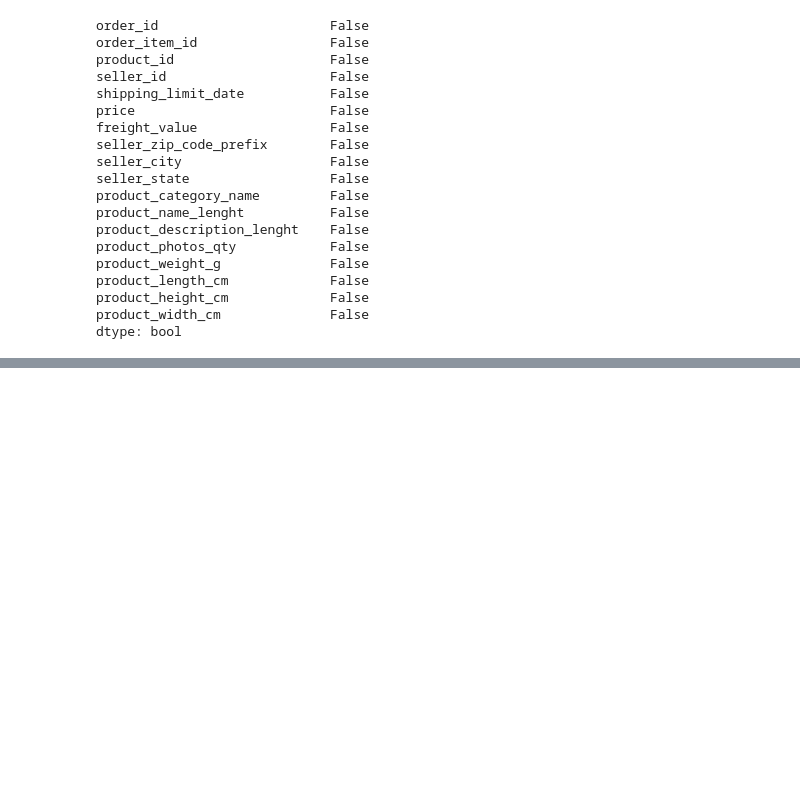
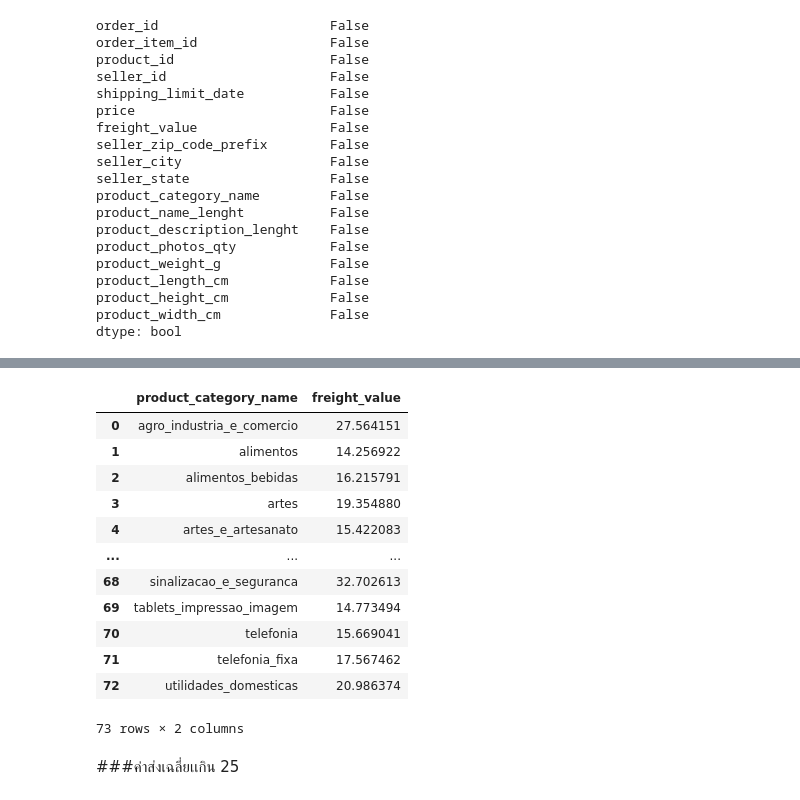
Before and after one commit to 603021852-8/DWDM21, a Jupyter notebook: Group_Project.ipynb, the cells around one changed output, grey strips where cells are left out. Drawn from its saved outputs; the diff is of its cells as text; code cells hidden in the pictures; blank space fills up the shorter version.

```diff
--- a/Group_Project.ipynb
+++ b/Group_Project.ipynb
@@ -209,7 +211,7 @@ merged_ori_sellers
 # %%
 ### ต่อตาราง order_items, sellers, products
 
-merged_ori_sellers_pro = merged_ori_sellers.merge(products,how='left',left_on='product_id',right_on='product_id')
+merged_ori_sellers_pro = merged_ori_sellers.merge(products_dropped,how='left',left_on='product_id',right_on='product_id')
 merged_ori_sellers_pro
 # %% [output]
 |  | order_id | order_item_id | product_id | seller_id | shipping_limit_date | price | freight_value | ... |
@@ -274,0 +260,4 @@ merged_ori_sellers_pro_nomissing
+# %%
+#ลบ mising ด้วยการ .dropna()
+data_droped = merged_ori_sellers_pro.dropna()
+data_droped
@@ -297,0 +693,20 @@ dtype: bool
+# %%
+#ใช้ข้อมูล product_category_name จัดกลุ่ม แล้วหาค่าเฉลี่ยของ freight_value
+category_mean = data_droped.groupby('product_category_name')[['freight_value']].mean().reset_index()
+category_mean
+# %% [output]
+|  | product_category_name | freight_value |
+| 0 | agro_industria_e_comercio | 27.564151 |
+| 1 | alimentos | 14.256922 |
+| 2 | alimentos_bebidas | 16.215791 |
+| 3 | artes | 19.354880 |
+| 4 | artes_e_artesanato | 15.422083 |
+| ... | ... | ... |
+| 68 | sinalizacao_e_seguranca | 32.702613 |
+| 69 | tablets_impressao_imagem | 14.773494 |
+| 70 | telefonia | 15.669041 |
+| 71 | telefonia_fixa | 17.567462 |
+| 72 | utilidades_domesticas | 20.986374 |
+73 rows × 2 columns
+# %% [markdown]
+###ค่าส่งเฉลี่ยเเกิน 25
```
Also changed, not shown: parts of 79 cells of this notebook.
